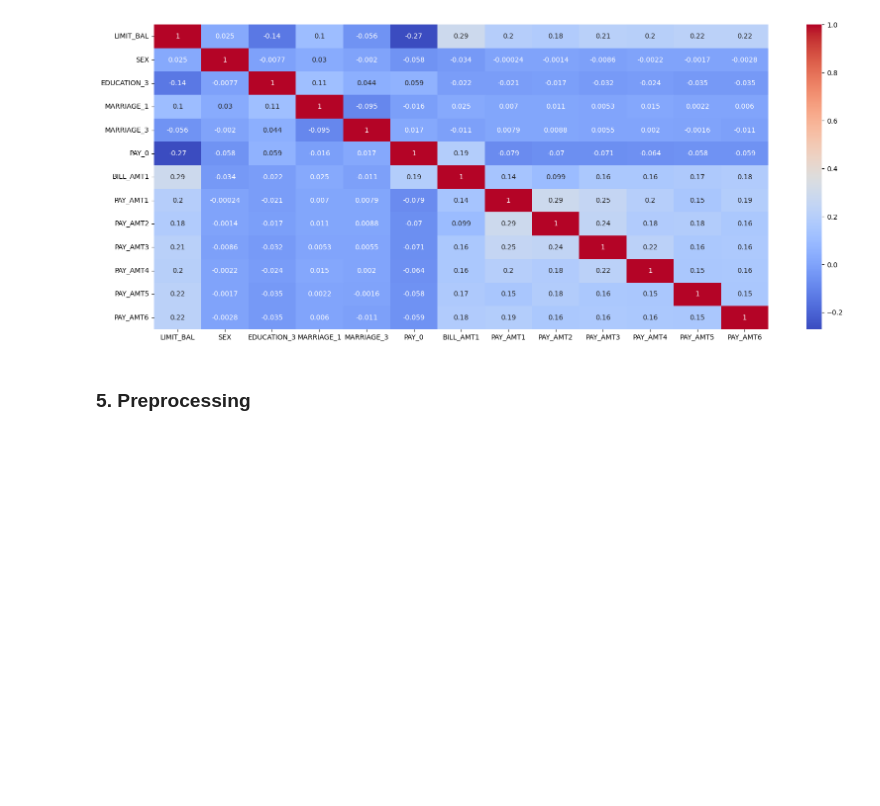
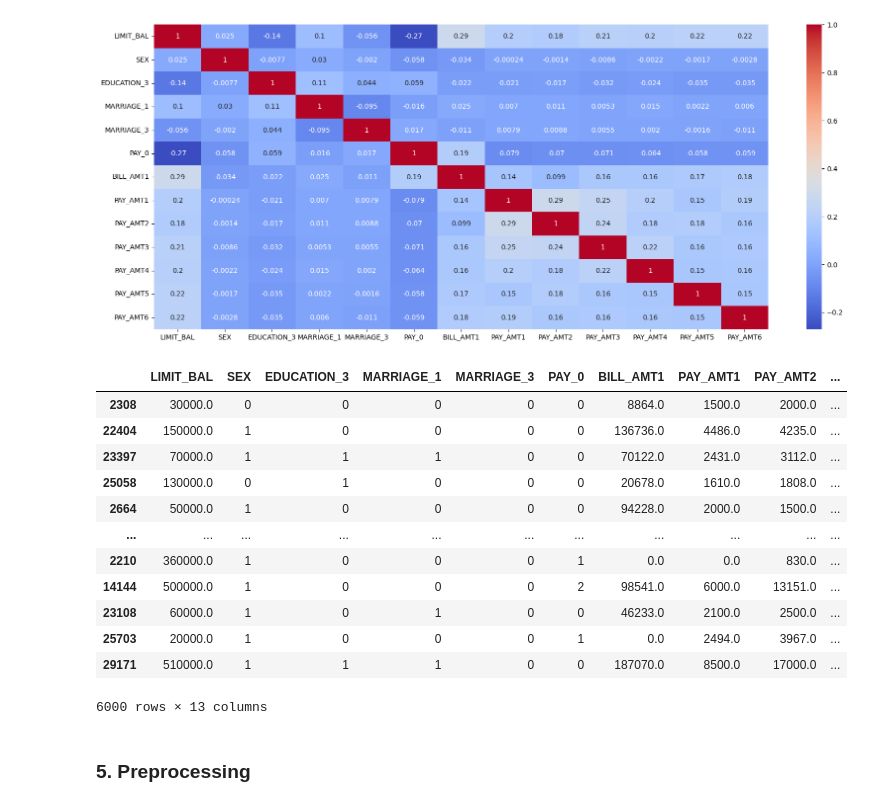
Before and after one commit to thamakornk-ait/BIA_project, a Jupyter notebook: model_with_feature-selection_one-hot/default_credit_card_model_with_downsampling.ipynb, the cells around one changed output. Saved outputs shown, nothing was run; the diff lists cells and outputs as text; code cells hidden in the pictures; blank space fills up the shorter version.

```diff
--- a/model_with_feature-selection_one-hot/default_credit_card_model_with_downsampling.ipynb
+++ b/model_with_feature-selection_one-hot/default_credit_card_model_with_downsampling.ipynb
@@ -289,3 +291,19 @@ X_train, X_test, y_train, y_test = train_test_split(X, y, test_size = 0.2, rando
+# %%
+X_test_scaled
+# %% [output]
+|  | LIMIT_BAL | SEX | EDUCATION_3 | MARRIAGE_1 | MARRIAGE_3 | PAY_0 | BILL_AMT1 | PAY_AMT1 | PAY_AMT2 | ... |
+| 2308 | 30000.0 | 0 | 0 | 0 | 0 | 0 | 8864.0 | 1500.0 | 2000.0 | ... |
+| 22404 | 150000.0 | 1 | 0 | 0 | 0 | 0 | 136736.0 | 4486.0 | 4235.0 | ... |
+| 23397 | 70000.0 | 1 | 1 | 1 | 0 | 0 | 70122.0 | 2431.0 | 3112.0 | ... |
+| 25058 | 130000.0 | 0 | 1 | 0 | 0 | 0 | 20678.0 | 1610.0 | 1808.0 | ... |
+| 2664 | 50000.0 | 1 | 0 | 0 | 0 | 0 | 94228.0 | 2000.0 | 1500.0 | ... |
+| ... | ... | ... | ... | ... | ... | ... | ... | ... | ... | ... |
+| 2210 | 360000.0 | 1 | 0 | 0 | 0 | 1 | 0.0 | 0.0 | 830.0 | ... |
+| 14144 | 500000.0 | 1 | 0 | 0 | 0 | 2 | 98541.0 | 6000.0 | 13151.0 | ... |
+| 23108 | 60000.0 | 1 | 0 | 1 | 0 | 0 | 46233.0 | 2100.0 | 2500.0 | ... |
+| 25703 | 20000.0 | 1 | 0 | 0 | 0 | 1 | 0.0 | 2494.0 | 3967.0 | ... |
+| 29171 | 510000.0 | 1 | 1 | 1 | 0 | 0 | 187070.0 | 8500.0 | 17000.0 | ... |
+6000 rows × 13 columns
 # %% [markdown]
 ### 5. Preprocessing
 # %%
```
Also changed, not shown: parts of 18 cells of this notebook.
